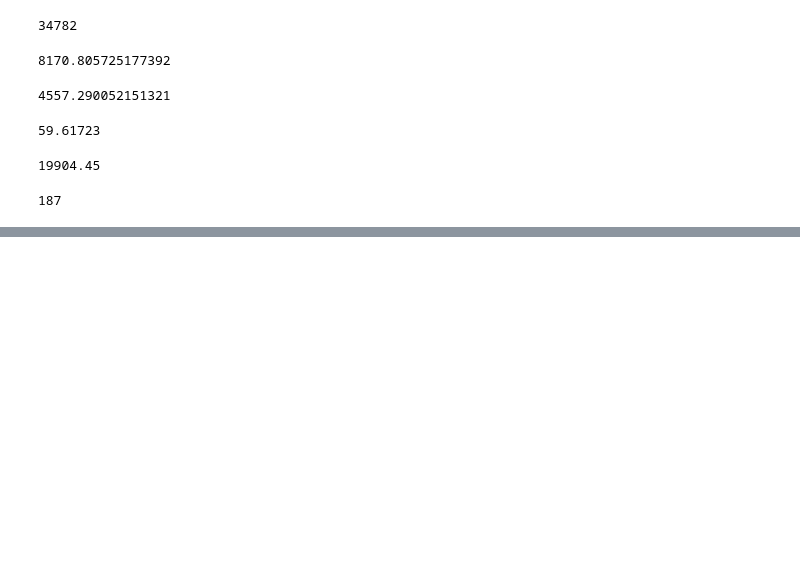
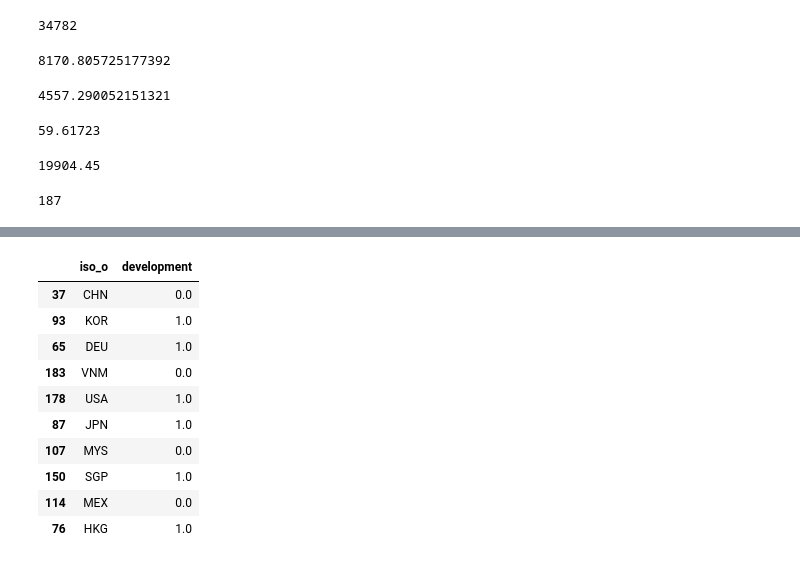
Before and after one commit to TAD600/Global_Cultural_Trade_Network, a Jupyter notebook: 02_eda/05_data_pruning_&_summary_statistics.ipynb, the cells around one changed output, grey strips where cells are left out. Cells and saved outputs as stored; diff of their text form; code cells hidden in the pictures; blank space fills up the shorter version.

```diff
--- a/02_eda/05_data_pruning_&_summary_statistics.ipynb
+++ b/02_eda/05_data_pruning_&_summary_statistics.ipynb
@@ -773,0 +864,14 @@ attribute2000_2023.to_csv("../data/cleaned/attributes2000_2023.csv", encoding =
+# %%
+at2023[['iso_o', 'development']].head(10)
+# %% [output]
+|  | iso_o | development |
+| 37 | CHN | 0.0 |
+| 93 | KOR | 1.0 |
+| 65 | DEU | 1.0 |
+| 183 | VNM | 0.0 |
+| 178 | USA | 1.0 |
+| 87 | JPN | 1.0 |
+| 107 | MYS | 0.0 |
+| 150 | SGP | 1.0 |
+| 114 | MEX | 0.0 |
+| 76 | HKG | 1.0 |
```
Also changed, not shown: parts of 18 cells of this notebook, 13 other files.
